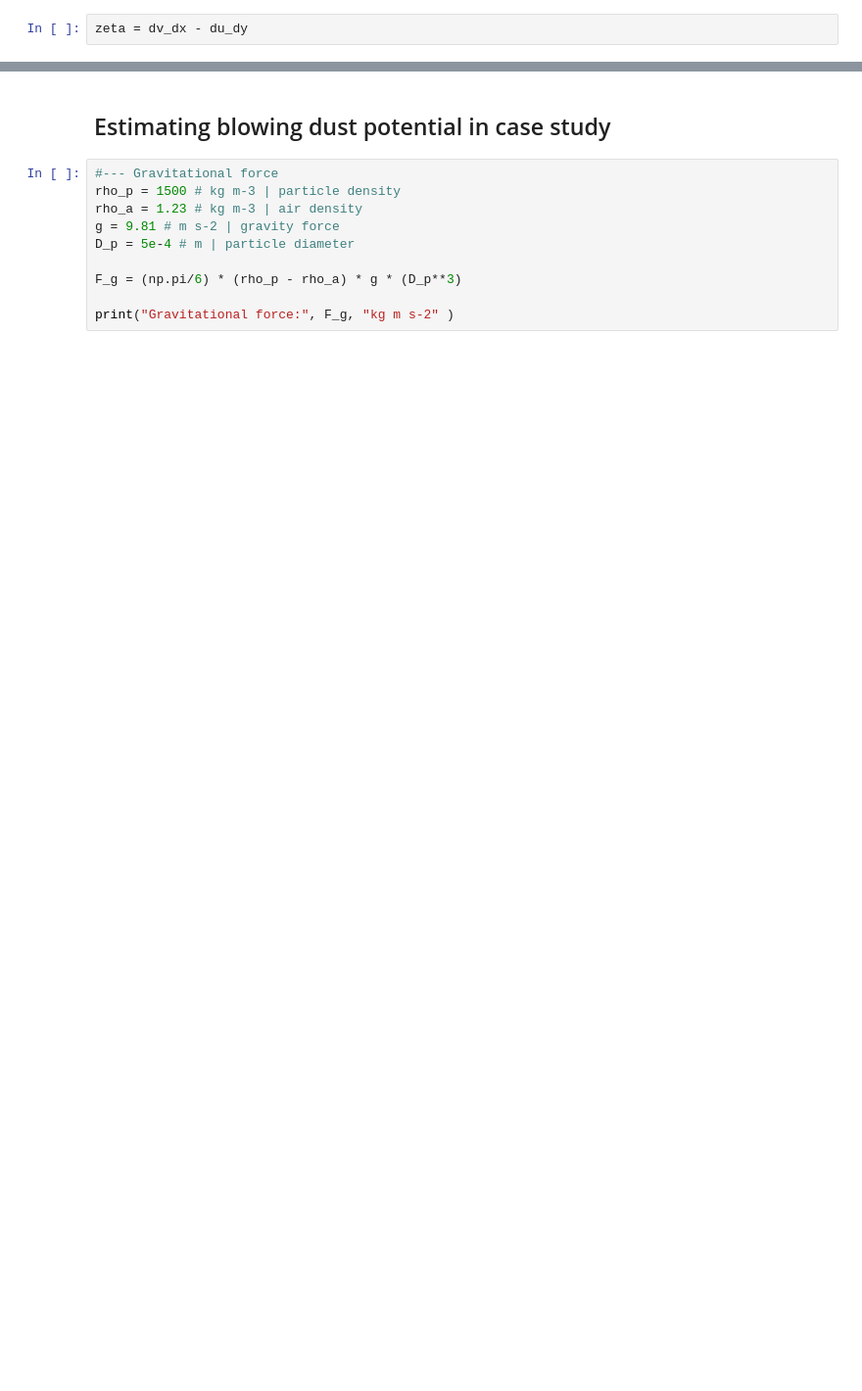
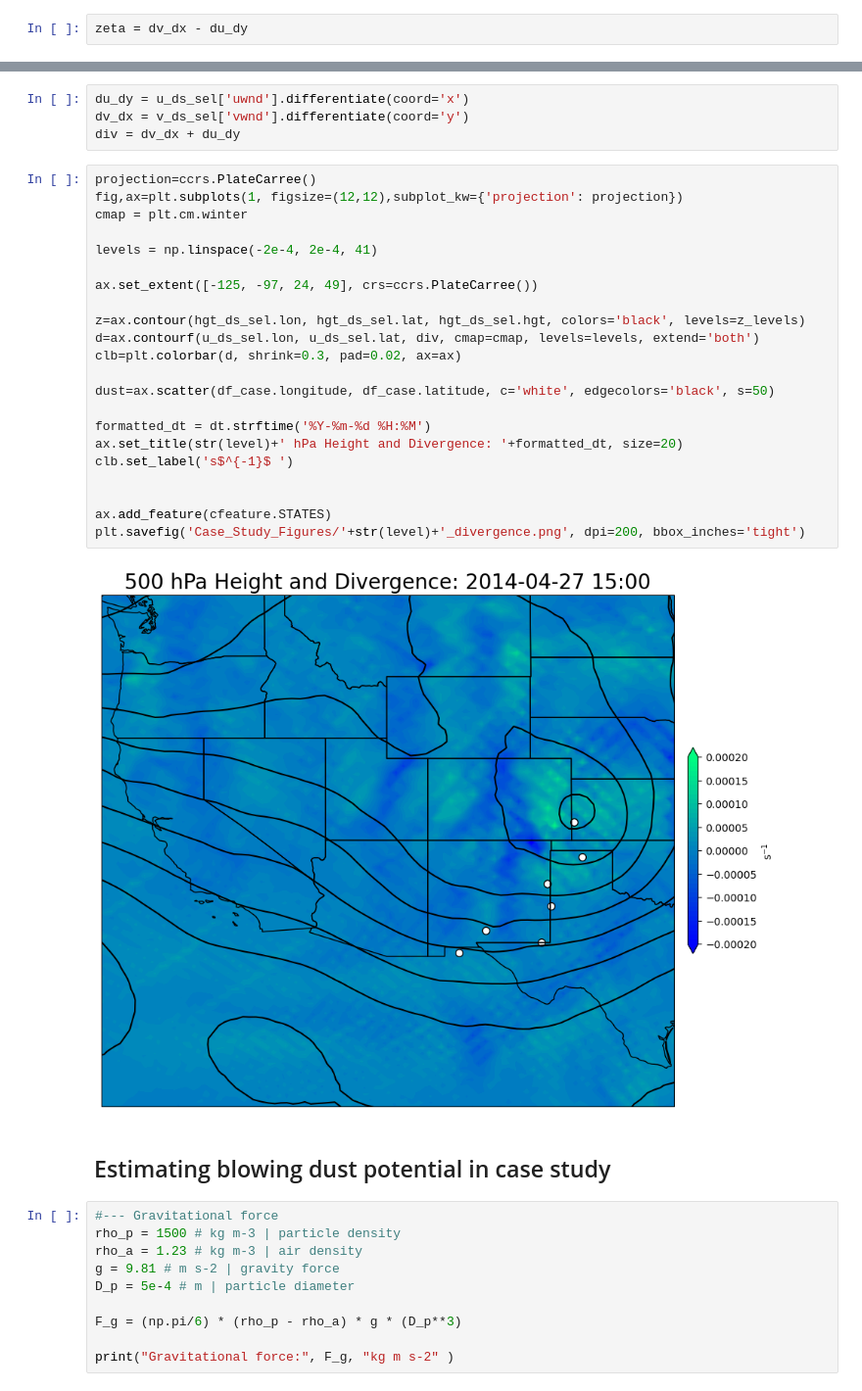
Before and after one commit to jesseturner/Dust_Plumes, a Jupyter notebook: Case_Study.ipynb, the cells around one changed output, grey strips where cells are left out. Shown at 98% size. Cells and saved outputs as stored; diff of their text form; blank space fills up the shorter version.

```diff
--- a/Case_Study.ipynb
+++ b/Case_Study.ipynb
@@ -330,3 +336,31 @@ ax.add_feature(cfeature.STATES)
+# %%
+du_dy = u_ds_sel['uwnd'].differentiate(coord='x')
+dv_dx = v_ds_sel['vwnd'].differentiate(coord='y')
+div = dv_dx + du_dy
+# %%
+projection=ccrs.PlateCarree()
+fig,ax=plt.subplots(1, figsize=(12,12),subplot_kw={'projection': projection})
+cmap = plt.cm.winter
+
+levels = np.linspace(-2e-4, 2e-4, 41)
+
+ax.set_extent([-125, -97, 24, 49], crs=ccrs.PlateCarree())
+
+z=ax.contour(hgt_ds_sel.lon, hgt_ds_sel.lat, hgt_ds_sel.hgt, colors='black', levels=z_levels)
+d=ax.contourf(u_ds_sel.lon, u_ds_sel.lat, div, cmap=cmap, levels=levels, extend='both')
+clb=plt.colorbar(d, shrink=0.3, pad=0.02, ax=ax)
+
+dust=ax.scatter(df_case.longitude, df_case.latitude, c='white', edgecolors='black', s=50)
+
+formatted_dt = dt.strftime('%Y-%m-%d %H:%M')
+ax.set_title(str(level)+' hPa Height and Divergence: '+formatted_dt, size=20)
+clb.set_label('s$^{-1}$ ')
+
+
+ax.add_feature(cfeature.STATES)
+plt.savefig('Case_Study_Figures/'+str(level)+'_divergence.png', dpi=200, bbox_inches='tight')
+# %% [output]
+[figure, added]
 # %% [markdown]
 ## Estimating blowing dust potential in case study
 # %%
```
Also changed, not shown: parts of 9 cells of this notebook.
